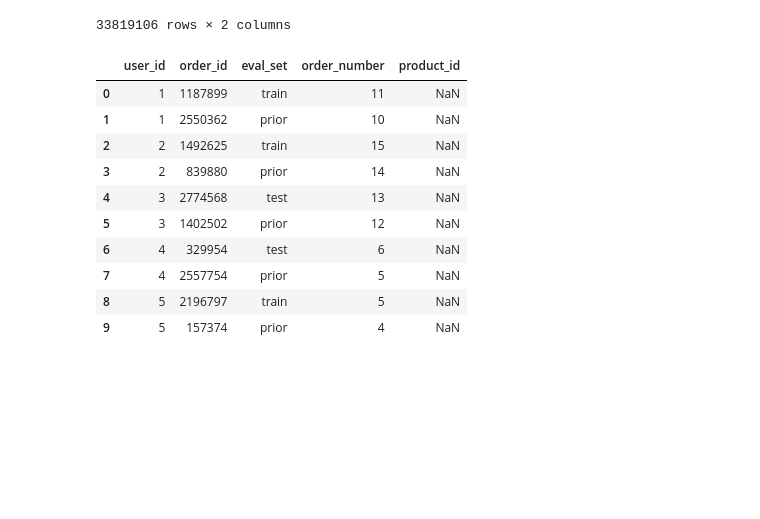
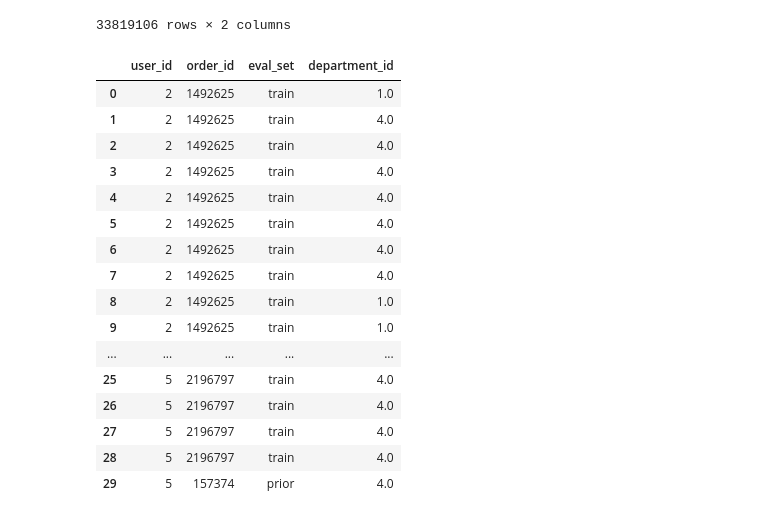
Before and after one commit to Chemmic/DataScience, a Jupyter notebook: data_science_project.ipynb, the cells around one changed output. Saved outputs shown, nothing was run; the diff lists cells and outputs as text; code cells hidden in the pictures; blank space fills up the shorter version.

```diff
--- a/data_science_project.ipynb
+++ b/data_science_project.ipynb
@@ -145,17 +157,30 @@ df_all_small
 | 1384616 | 4724 | 3421070 |
 33819106 rows × 2 columns
 # %%
-orders_merged = pd.merge(latest_two_per_user_small, df_all_small[:100], on="order_id",how="left")
-orders_merged.head(10)
+orders_merged = pd.merge(latest_two_per_user_small, df_all_small, on="order_id",how="left")
+orders_merged.head(30)
+
+department_resolved = pd.merge(orders_merged[["user_id", "order_id","product_id","eval_set"]],df_products[["department_id", "product_id"]], on="product_id", how="left")
+
+department_resolved.drop(labels=["product_id"], inplace=True, axis=1)
+department_resolved = department_resolved[department_resolved["department_id"].between(1,5)]
+department_resolved = department_resolved.reset_index(drop=1)
+department_resolved.head(30)
 # %% [output]
-|  | user_id | order_id | eval_set | order_number | product_id |
-| 0 | 1 | 1187899 | train | 11 | NaN |
-| 1 | 1 | 2550362 | prior | 10 | NaN |
-| 2 | 2 | 1492625 | train | 15 | NaN |
-| 3 | 2 | 839880 | prior | 14 | NaN |
-| 4 | 3 | 2774568 | test | 13 | NaN |
-| 5 | 3 | 1402502 | prior | 12 | NaN |
-| 6 | 4 | 329954 | test | 6 | NaN |
-| 7 | 4 | 2557754 | prior | 5 | NaN |
-| 8 | 5 | 2196797 | train | 5 | NaN |
-| 9 | 5 | 157374 | prior | 4 | NaN |
+|  | user_id | order_id | eval_set | department_id |
+| 0 | 2 | 1492625 | train | 1.0 |
+| 1 | 2 | 1492625 | train | 4.0 |
+| 2 | 2 | 1492625 | train | 4.0 |
+| 3 | 2 | 1492625 | train | 4.0 |
+| 4 | 2 | 1492625 | train | 4.0 |
+| 5 | 2 | 1492625 | train | 4.0 |
+| 6 | 2 | 1492625 | train | 4.0 |
+| 7 | 2 | 1492625 | train | 4.0 |
+| 8 | 2 | 1492625 | train | 1.0 |
+| 9 | 2 | 1492625 | train | 1.0 |
+| ... | ... | ... | ... | ... |
+| 25 | 5 | 2196797 | train | 4.0 |
+| 26 | 5 | 2196797 | train | 4.0 |
+| 27 | 5 | 2196797 | train | 4.0 |
+| 28 | 5 | 2196797 | train | 4.0 |
+| 29 | 5 | 157374 | prior | 4.0 |
```
Also changed, not shown: parts of 3 cells of this notebook.
